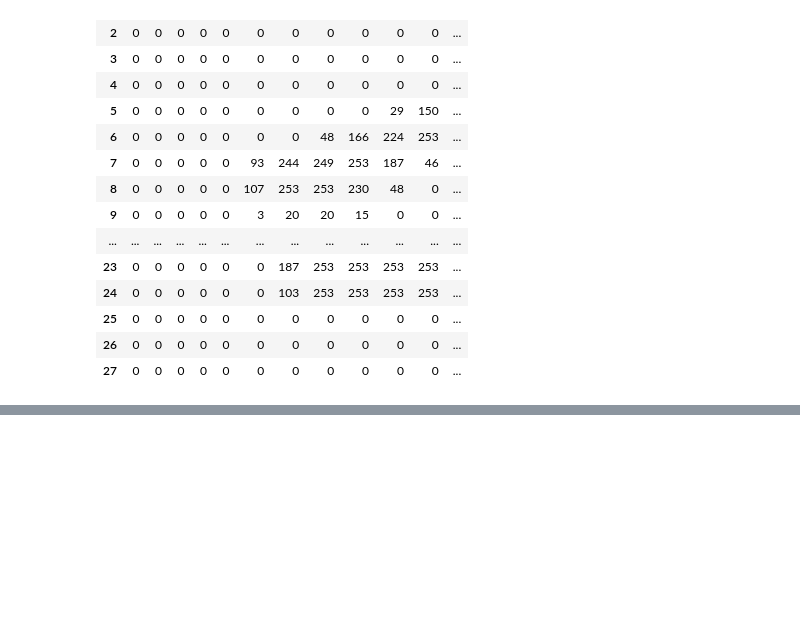
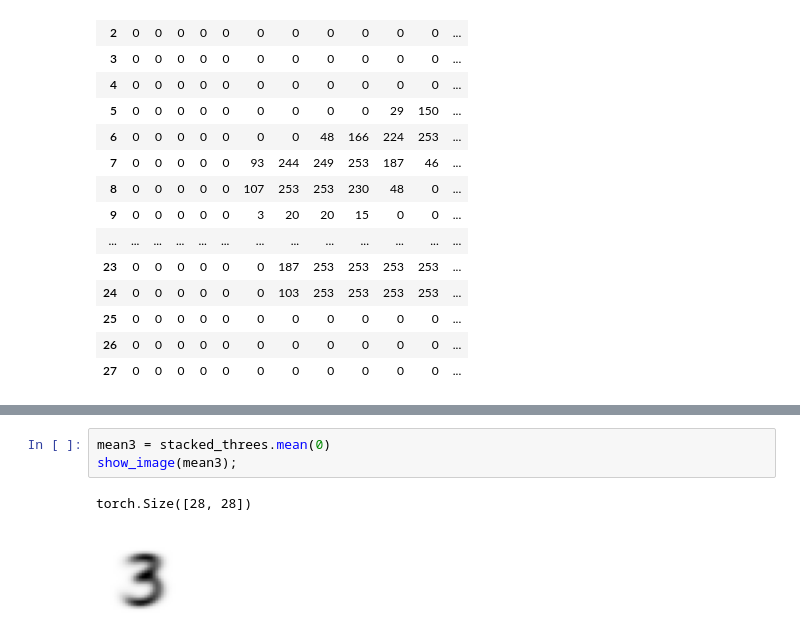
Before and after one commit to easonchangaf/dl-for-coder, a Jupyter notebook: ch04.ipynb, the cells around one changed output, grey strips where cells are left out. Drawn from its saved outputs; the diff is of its cells as text; blank space fills up the shorter version.

```diff
--- a/ch04.ipynb
+++ b/ch04.ipynb
@@ -81,0 +109,6 @@ df.style.set_properties(**{'font-size':'6pt'}).background_gradient('Greys')
+# %%
+mean3 = stacked_threes.mean(0)
+show_image(mean3);
+# %% [output]
+torch.Size([28, 28])
+[figure, added]
```
Also changed, not shown: parts of 10 cells of this notebook.
